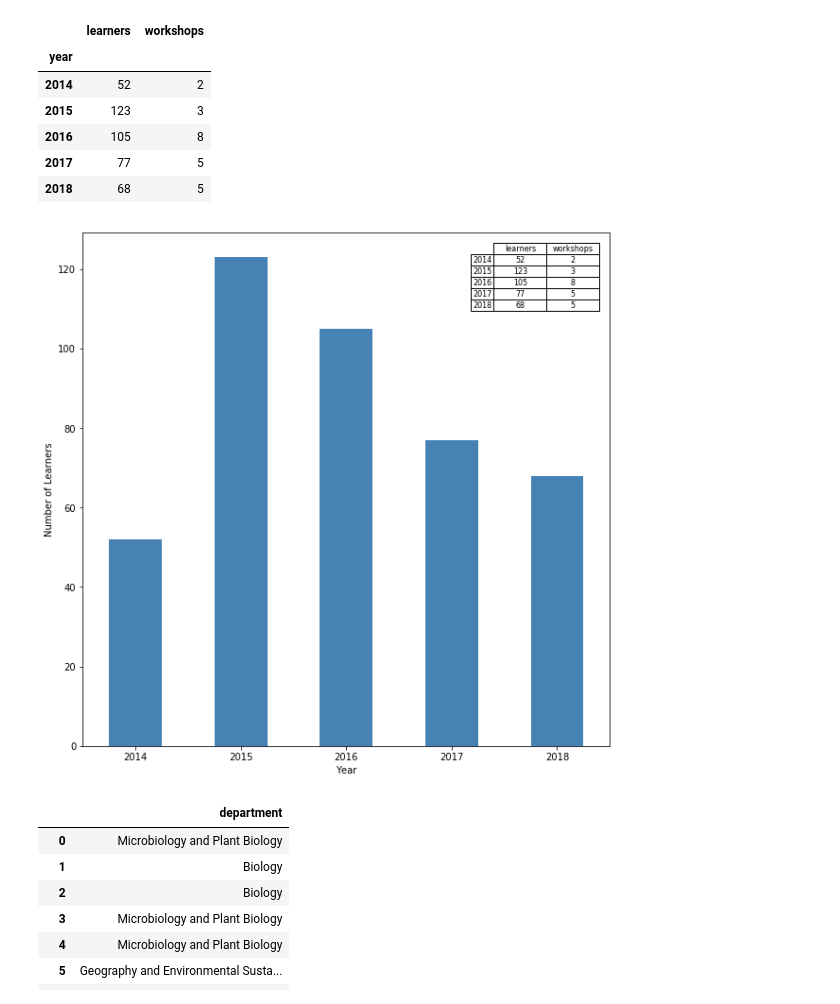
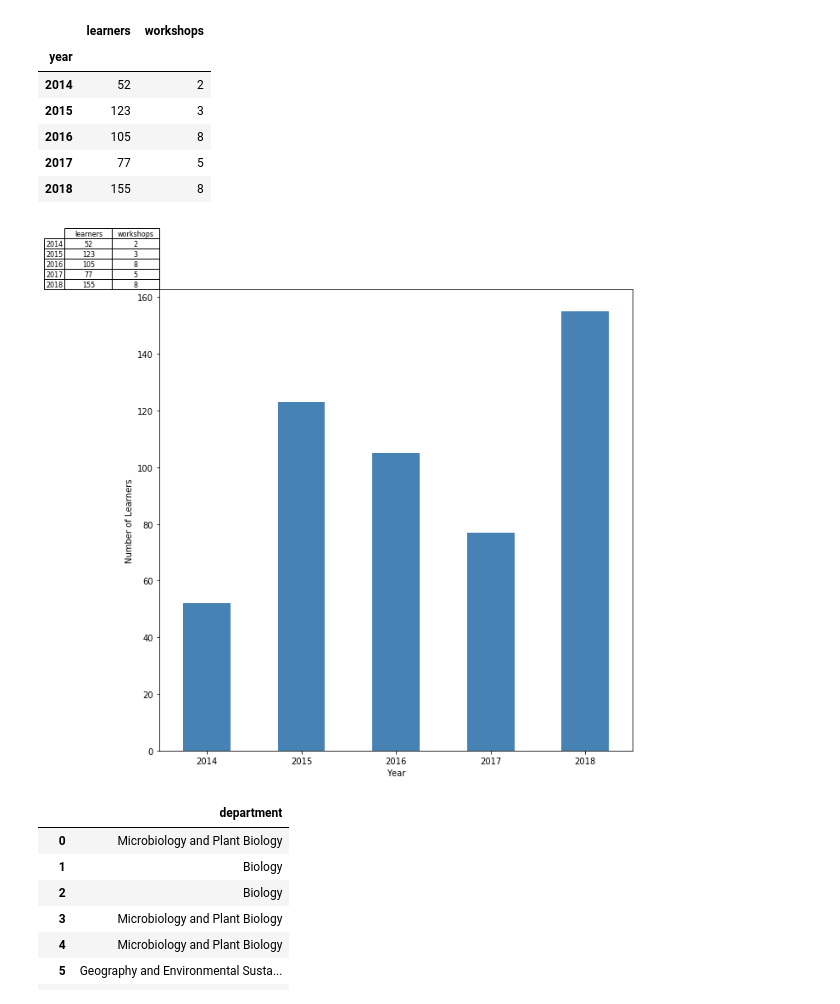
Before and after one commit to laufers/ouswc_metrics, a Jupyter notebook: metric_reporting.ipynb, the cells around one changed output. Saved outputs shown, nothing was run; the diff lists cells and outputs as text; code cells hidden in the pictures.

```diff
--- a/metric_reporting.ipynb
+++ b/metric_reporting.ipynb
@@ -35,5 +35,5 @@ df_swc.learners.sum()
 # %%
-df_swc = pd.read_csv('carpentries_leaner_count.csv', infer_datetime_format=True, parse_dates=['date','month'])
+df_swc = pd.read_csv('data/carpentries_leaner_count.csv', infer_datetime_format=True, parse_dates=['date','month'])
 # %%
 df_swc
 # %% [output]
@@ -107,4 +107,4 @@ tallies
 | 2015 | 123 | 3 |
 | 2016 | 105 | 8 |
 | 2017 | 77 | 5 |
-| 2018 | 68 | 5 |
+| 2018 | 155 | 8 |
@@ -111,24 +113,26 @@ tallies
 # %%
 
 df_g01 = df_swc.groupby(['year']).learners.sum()
 df_g02 = df_swc.groupby('year').workshops.sum()
 
 fig, axes = plt.subplots()
 
 df_g01.plot(kind='bar', color='steelblue',ax=axes, figsize=(10,10))
 table(axes, tallies,
-      loc='upper right',
-   #   rowLoc = 'center',
+
+      loc='top left',
+#      bbox_to_anchor=(0.5, 0.5,0.2,0.2),
+#      rowLoc = 'center',
       cellLoc = 'center',
       colWidths=[0.1] * 2)
 
 plt.xticks(rotation=0)
 plt.ylabel('Number of Learners')
 plt.xlabel('Year')
 
-fig.savefig('plots/carpentries_learner_counts_201807.png',dpi=300, bbox_inches='tight')
+fig.savefig('plots/carpentries_learner_counts_201812.png',dpi=300, bbox_inches='tight')
 # %% [output]
-[figure, old version]
+[figure, new version]
 # %%
 df_doamins = pd.read_csv('departments_served-clean.csv')
 # %%
```
Also changed, not shown: parts of 8 cells of this notebook, 3 other files.
